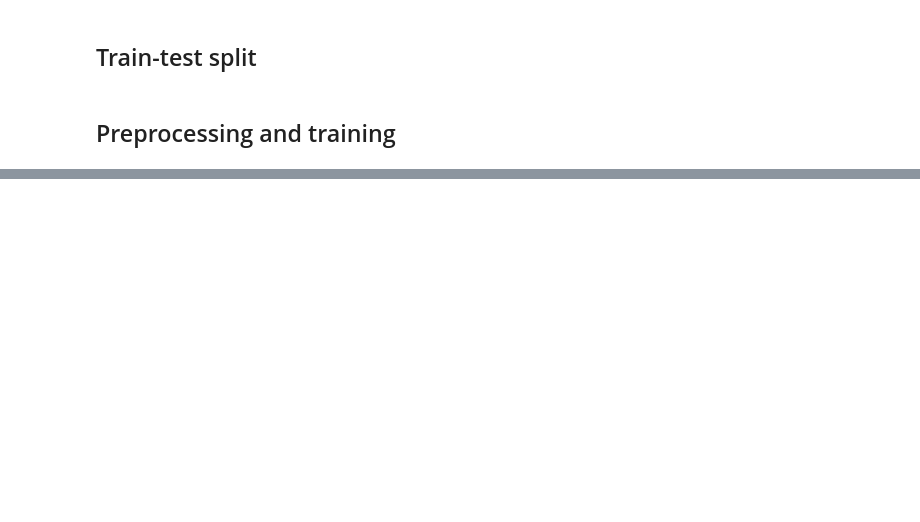
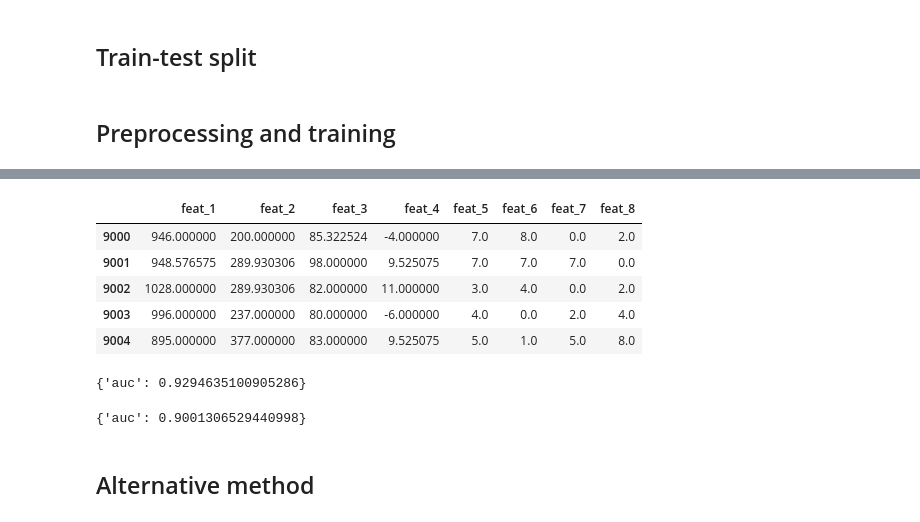
Before and after one commit to MAyub114/ML_pipeline, a Jupyter notebook: ML_pipeline.ipynb, the cells around one changed output, grey strips where cells are left out. Drawn from its saved outputs; the diff is of its cells as text; code cells hidden in the pictures; blank space fills up the shorter version.

```diff
--- a/ML_pipeline.ipynb
+++ b/ML_pipeline.ipynb
@@ -145,0 +163,9 @@ Pipeline(steps=[('preprocess',
+# %%
+preprocessed_X_test[numerical_features + categorical_features].head()
+# %% [output]
+|  | feat_1 | feat_2 | feat_3 | feat_4 | feat_5 | feat_6 | feat_7 | feat_8 |
+| 9000 | 946.000000 | 200.000000 | 85.322524 | -4.000000 | 7.0 | 8.0 | 0.0 | 2.0 |
+| 9001 | 948.576575 | 289.930306 | 98.000000 | 9.525075 | 7.0 | 7.0 | 7.0 | 0.0 |
+| 9002 | 1028.000000 | 289.930306 | 82.000000 | 11.000000 | 3.0 | 4.0 | 0.0 | 2.0 |
+| 9003 | 996.000000 | 237.000000 | 80.000000 | -6.000000 | 4.0 | 0.0 | 2.0 | 4.0 |
+| 9004 | 895.000000 | 377.000000 | 83.000000 | 9.525075 | 5.0 | 1.0 | 5.0 | 8.0 |
@@ -145,0 +175,10 @@ Pipeline(steps=[('preprocess',
+# %%
+evaluation(pipeline, X_train, y_train)
+# %% [output]
+{'auc': 0.9294635100905286}
+# %%
+evaluation(pipeline, X_test, y_test)
+# %% [output]
+{'auc': 0.9001306529440998}
+# %% [markdown]
+## Alternative method
```
Also changed, not shown: parts of 19 cells of this notebook, 6 other files.
